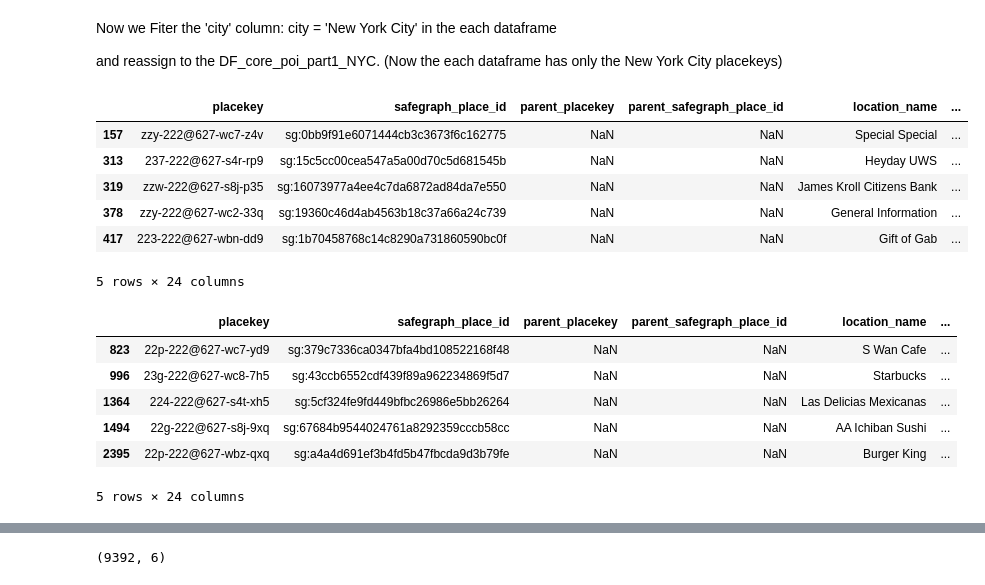
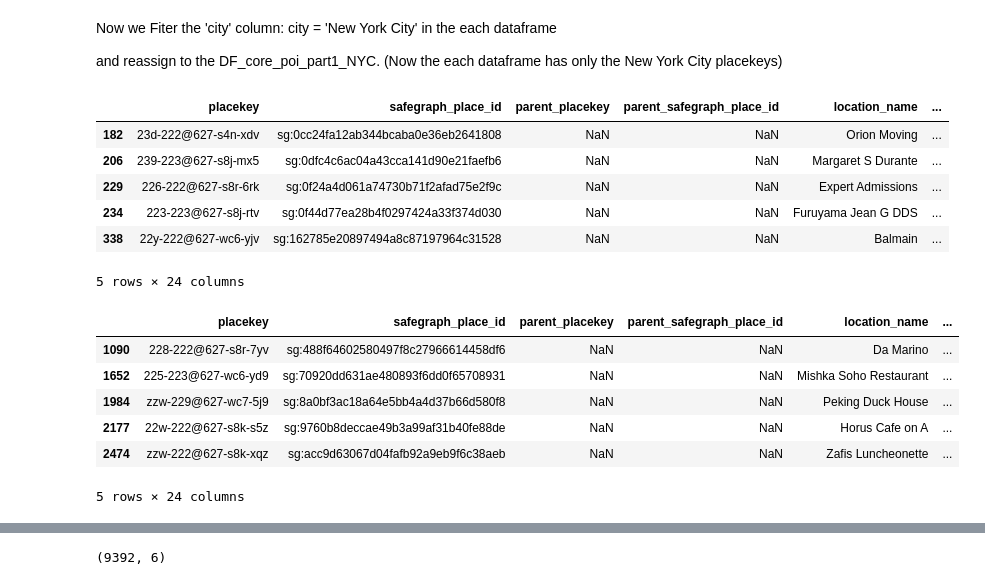
Before and after one commit to thilankam/Atlas_Of_Opportunity, a Jupyter notebook: NYC_Restaurants_TopCat_SubCategory_with_Placekey.ipynb, the cells around one changed output, grey strips where cells are left out. Saved outputs shown, nothing was run; the diff lists cells and outputs as text; code cells hidden in the pictures.

```diff
--- a/NYC_Restaurants_TopCat_SubCategory_with_Placekey.ipynb
+++ b/NYC_Restaurants_TopCat_SubCategory_with_Placekey.ipynb
@@ -28,14 +28,14 @@ DF_core_poi_part3_NYC = DF_core_poi_part3.loc[DF_core_poi_part3['city'] == 'New
 DF_core_poi_part4_NYC = DF_core_poi_part4.loc[DF_core_poi_part4['city'] == 'New York']
 DF_core_poi_part5_NYC = DF_core_poi_part5.loc[DF_core_poi_part5['city'] == 'New York']
 # %%
-DF_core_poi_part1_NYC.head()
+DF_core_poi_part5_NYC.head()
 # %% [output]
 |  | placekey | safegraph_place_id | parent_placekey | parent_safegraph_place_id | location_name | ... |
-| 157 | zzy-222@627-wc7-z4v | sg:0bb9f91e6071444cb3c3673f6c162775 | NaN | NaN | Special Special | ... |
-| 313 | 237-222@627-s4r-rp9 | sg:15c5cc00cea547a5a00d70c5d681545b | NaN | NaN | Heyday UWS | ... |
-| 319 | zzw-222@627-s8j-p35 | sg:16073977a4ee4c7da6872ad84da7e550 | NaN | NaN | James Kroll Citizens Bank | ... |
-| 378 | zzy-222@627-wc2-33q | sg:19360c46d4ab4563b18c37a66a24c739 | NaN | NaN | General Information | ... |
-| 417 | 223-222@627-wbn-dd9 | sg:1b70458768c14c8290a731860590bc0f | NaN | NaN | Gift of Gab | ... |
+| 182 | 23d-222@627-s4n-xdv | sg:0cc24fa12ab344bcaba0e36eb2641808 | NaN | NaN | Orion Moving | ... |
+| 206 | 239-223@627-s8j-mx5 | sg:0dfc4c6ac04a43cca141d90e21faefb6 | NaN | NaN | Margaret S Durante | ... |
+| 229 | 226-222@627-s8r-6rk | sg:0f24a4d061a74730b71f2afad75e2f9c | NaN | NaN | Expert Admissions | ... |
+| 234 | 223-223@627-s8j-rtv | sg:0f44d77ea28b4f0297424a33f374d030 | NaN | NaN | Furuyama Jean G DDS | ... |
+| 338 | 22y-222@627-wc6-yjv | sg:162785e20897494a8c87197964c31528 | NaN | NaN | Balmain | ... |
 5 rows × 24 columns
 # %%
 DF_core_poi_part1_restaurants = DF_core_poi_part1_NYC.loc[DF_core_poi_part1_NYC['top_category'] == 'Restaurants and Other Eating Places']
@@ -44,15 +44,15 @@ DF_core_poi_part3_restaurants = DF_core_poi_part3_NYC.loc[DF_core_poi_part3_NYC[
 DF_core_poi_part4_restaurants = DF_core_poi_part4_NYC.loc[DF_core_poi_part4_NYC['top_category'] == 'Restaurants and Other Eating Places']
 DF_core_poi_part5_restaurants = DF_core_poi_part5_NYC.loc[DF_core_poi_part5_NYC['top_category'] == 'Restaurants and Other Eating Places']
 # %%
-DF_core_poi_part1_restaurants.head()
+DF_core_poi_part5_restaurants.head()
 #DF_core_poi_part5_restaurants.shape
 # %% [output]
 |  | placekey | safegraph_place_id | parent_placekey | parent_safegraph_place_id | location_name | ... |
-| 823 | 22p-222@627-wc7-yd9 | sg:379c7336ca0347bfa4bd108522168f48 | NaN | NaN | S Wan Cafe | ... |
-| 996 | 23g-222@627-wc8-7h5 | sg:43ccb6552cdf439f89a962234869f5d7 | NaN | NaN | Starbucks | ... |
-| 1364 | 224-222@627-s4t-xh5 | sg:5cf324fe9fd449bfbc26986e5bb26264 | NaN | NaN | Las Delicias Mexicanas | ... |
-| 1494 | 22g-222@627-s8j-9xq | sg:67684b9544024761a8292359cccb58cc | NaN | NaN | AA Ichiban Sushi | ... |
-| 2395 | 22p-222@627-wbz-qxq | sg:a4a4d691ef3b4fd5b47fbcda9d3b79fe | NaN | NaN | Burger King | ... |
+| 1090 | 228-222@627-s8r-7yv | sg:488f64602580497f8c27966614458df6 | NaN | NaN | Da Marino | ... |
+| 1652 | 225-223@627-wc6-yd9 | sg:70920dd631ae480893f6dd0f65708931 | NaN | NaN | Mishka Soho Restaurant | ... |
+| 1984 | zzw-229@627-wc7-5j9 | sg:8a0bf3ac18a64e5bb4a4d37b66d580f8 | NaN | NaN | Peking Duck House | ... |
+| 2177 | 22w-222@627-s8k-s5z | sg:9760b8deccae49b3a99af31b40fe88de | NaN | NaN | Horus Cafe on A | ... |
+| 2474 | zzw-222@627-s8k-xqz | sg:acc9d63067d04fafb92a9eb9f6c38aeb | NaN | NaN | Zafis Luncheonette | ... |
 5 rows × 24 columns
 # %%
 DF_core_poi_part1_NYCtopCatSubCat_restaurants = DF_core_poi_part1_restaurants[['placekey','top_category', 'sub_category','city','region','street_address']]
```
Also changed, not shown: parts of 5 cells of this notebook.
